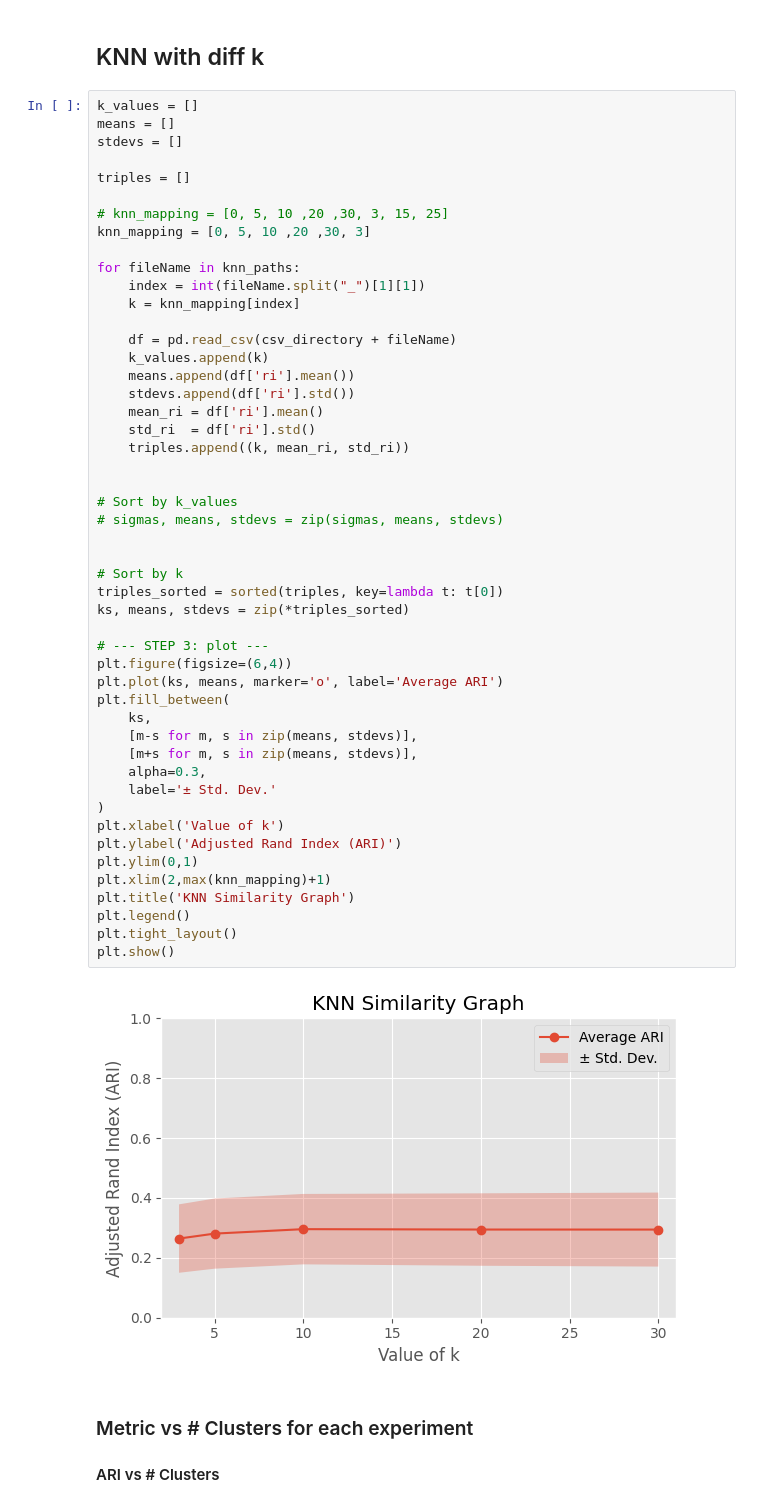
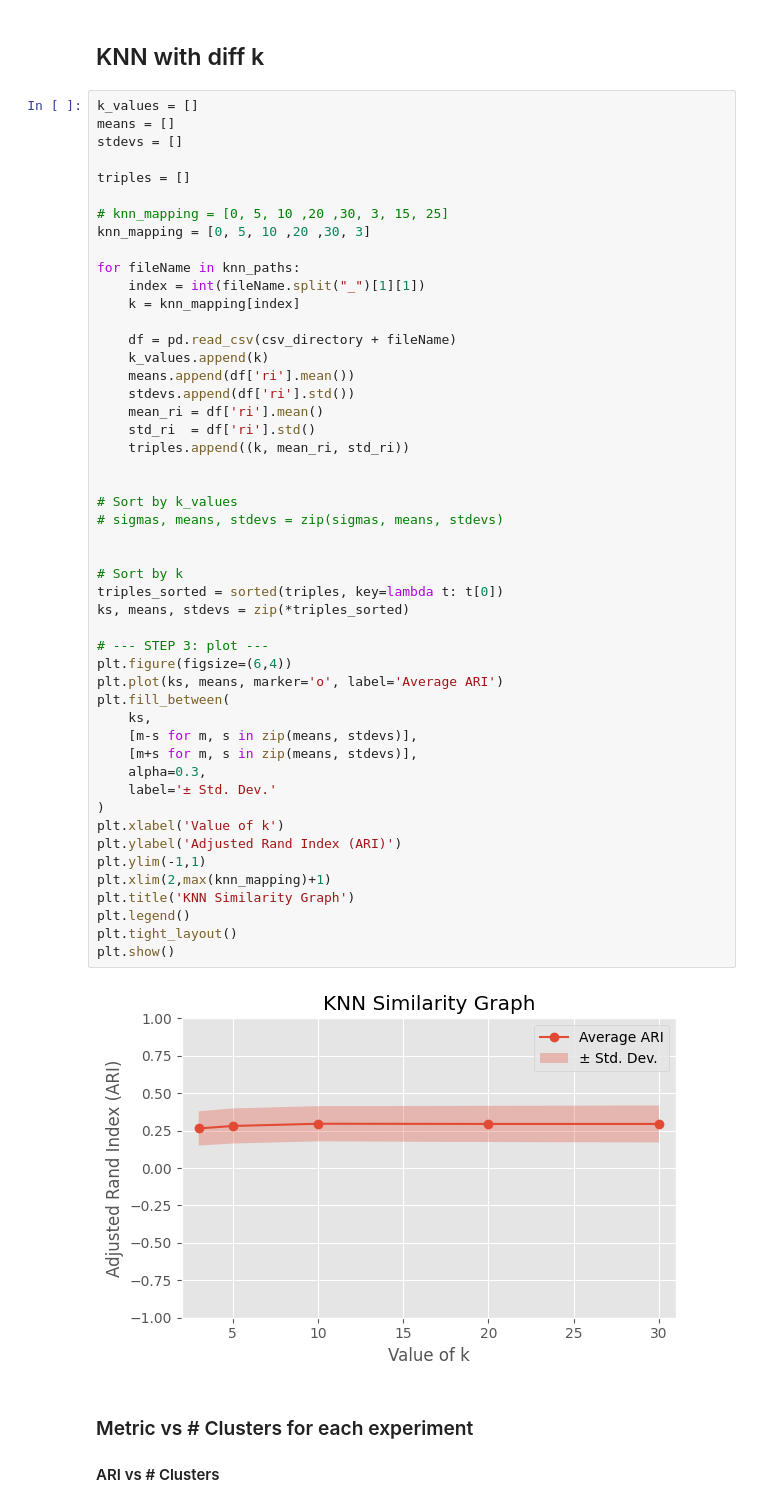
Before and after one commit to jimenacotera/Spectral-Clustering-Similarity-Graphs, a Jupyter notebook: visualisations.ipynb, the cells around one changed output. Cells and saved outputs as stored; diff of their text form.

```diff
--- a/visualisations.ipynb
+++ b/visualisations.ipynb
@@ -209,35 +209,35 @@ for fileName in knn_paths:
     std_ri  = df['ri'].std()
     triples.append((k, mean_ri, std_ri))
 
 
 # Sort by k_values
 # sigmas, means, stdevs = zip(sigmas, means, stdevs)
 
 
 # Sort by k
 triples_sorted = sorted(triples, key=lambda t: t[0])
 ks, means, stdevs = zip(*triples_sorted)
 
 # --- STEP 3: plot ---
 plt.figure(figsize=(6,4))
 plt.plot(ks, means, marker='o', label='Average ARI')
 plt.fill_between(
     ks,
     [m-s for m, s in zip(means, stdevs)],
     [m+s for m, s in zip(means, stdevs)],
     alpha=0.3,
     label='± Std. Dev.'
 )
 plt.xlabel('Value of k')
 plt.ylabel('Adjusted Rand Index (ARI)')
-plt.ylim(0,1)
+plt.ylim(-1,1)
 plt.xlim(2,max(knn_mapping)+1)
 plt.title('KNN Similarity Graph')
 plt.legend()
 plt.tight_layout()
 plt.show()
 # %% [output]
-[figure, old version]
+[figure, new version]
 # %% [markdown]
 ### Metric vs # Clusters for each experiment
 
```
Also changed, not shown: parts of 1 cell of this notebook, 4 other files.
